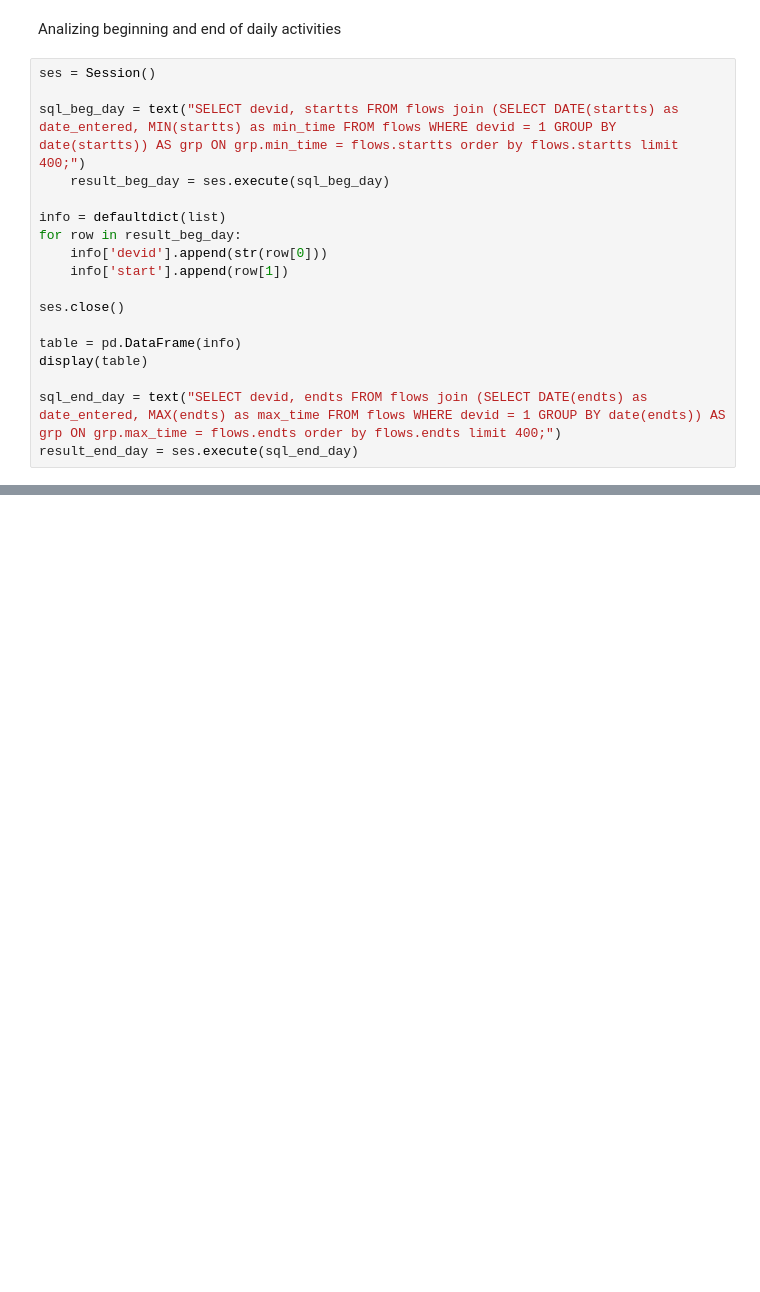
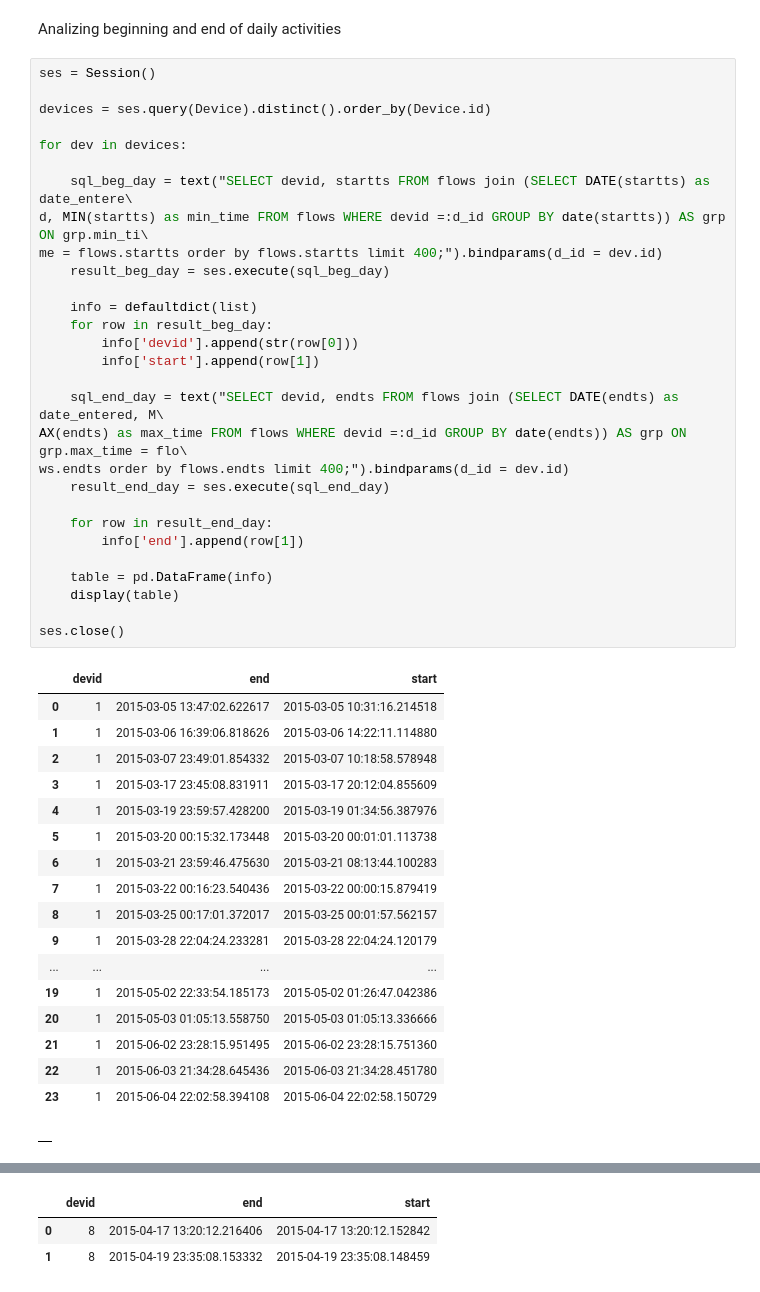
Before and after one commit to malelu92/ucnstudy_analysis, a Jupyter notebook: userStudy.ipynb, the cells around one changed output, grey strips where cells are left out. Drawn from its saved outputs; the diff is of its cells as text; blank space fills up the shorter version.

Commit message:
fixed problem on beg end tables

```diff
--- a/userStudy.ipynb
+++ b/userStudy.ipynb
@@ -63,18 +62,48 @@ Analizing beginning and end of daily activities
 # %%
 ses = Session()
 
-sql_beg_day = text("SELECT devid, startts FROM flows join (SELECT DATE(startts) as date_entered, MIN(startts) as min_time FROM flows WHERE devid = 1 GROUP BY date(startts)) AS grp ON grp.min_time = flows.startts order by flows.startts limit 400;")
+devices = ses.query(Device).distinct().order_by(Device.id)
+
+for dev in devices:
+
+    sql_beg_day = text("SELECT devid, startts FROM flows join (SELECT DATE(startts) as date_entere\
+d, MIN(startts) as min_time FROM flows WHERE devid =:d_id GROUP BY date(startts)) AS grp ON grp.min_ti\
+me = flows.startts order by flows.startts limit 400;").bindparams(d_id = dev.id)
     result_beg_day = ses.execute(sql_beg_day)
 
-info = defaultdict(list)
-for row in result_beg_day:
-    info['devid'].append(str(row[0]))
-    info['start'].append(row[1])
+    info = defaultdict(list)
+    for row in result_beg_day:
+        info['devid'].append(str(row[0]))
+        info['start'].append(row[1])
+
+    sql_end_day = text("SELECT devid, endts FROM flows join (SELECT DATE(endts) as date_entered, M\
+AX(endts) as max_time FROM flows WHERE devid =:d_id GROUP BY date(endts)) AS grp ON grp.max_time = flo\
+ws.endts order by flows.endts limit 400;").bindparams(d_id = dev.id)
+    result_end_day = ses.execute(sql_end_day)
+
+    for row in result_end_day:
+        info['end'].append(row[1])
+
+    table = pd.DataFrame(info)
+    display(table)
 
 ses.close()
-
-table = pd.DataFrame(info)
-display(table)
-
-sql_end_day = text("SELECT devid, endts FROM flows join (SELECT DATE(endts) as date_entered, MAX(endts) as max_time FROM flows WHERE devid = 1 GROUP BY date(endts)) AS grp ON grp.max_time = flows.endts order by flows.endts limit 400;")
-result_end_day = ses.execute(sql_end_day)
+# %% [output]
+|  | devid | end | start |
+| 0 | 1 | 2015-03-05 13:47:02.622617 | 2015-03-05 10:31:16.214518 |
+| 1 | 1 | 2015-03-06 16:39:06.818626 | 2015-03-06 14:22:11.114880 |
+| 2 | 1 | 2015-03-07 23:49:01.854332 | 2015-03-07 10:18:58.578948 |
+| 3 | 1 | 2015-03-17 23:45:08.831911 | 2015-03-17 20:12:04.855609 |
+| 4 | 1 | 2015-03-19 23:59:57.428200 | 2015-03-19 01:34:56.387976 |
+| 5 | 1 | 2015-03-20 00:15:32.173448 | 2015-03-20 00:01:01.113738 |
+| 6 | 1 | 2015-03-21 23:59:46.475630 | 2015-03-21 08:13:44.100283 |
+| 7 | 1 | 2015-03-22 00:16:23.540436 | 2015-03-22 00:00:15.879419 |
+| 8 | 1 | 2015-03-25 00:17:01.372017 | 2015-03-25 00:01:57.562157 |
+| 9 | 1 | 2015-03-28 22:04:24.233281 | 2015-03-28 22:04:24.120179 |
+| ... | ... | ... | ... |
+| 19 | 1 | 2015-05-02 22:33:54.185173 | 2015-05-02 01:26:47.042386 |
+| 20 | 1 | 2015-05-03 01:05:13.558750 | 2015-05-03 01:05:13.336666 |
+| 21 | 1 | 2015-06-02 23:28:15.951495 | 2015-06-02 23:28:15.751360 |
+| 22 | 1 | 2015-06-03 21:34:28.645436 | 2015-06-03 21:34:28.451780 |
+| 23 | 1 | 2015-06-04 22:02:58.394108 | 2015-06-04 22:02:58.150729 |
+|  |
@@ -80,0 +193,3 @@ result_end_day = ses.execute(sql_end_day)
+|  | devid | end | start |
+| 0 | 8 | 2015-04-17 13:20:12.216406 | 2015-04-17 13:20:12.152842 |
+| 1 | 8 | 2015-04-19 23:35:08.153332 | 2015-04-19 23:35:08.148459 |
```
Also changed, not shown: parts of 3 cells of this notebook, 1 other file.
